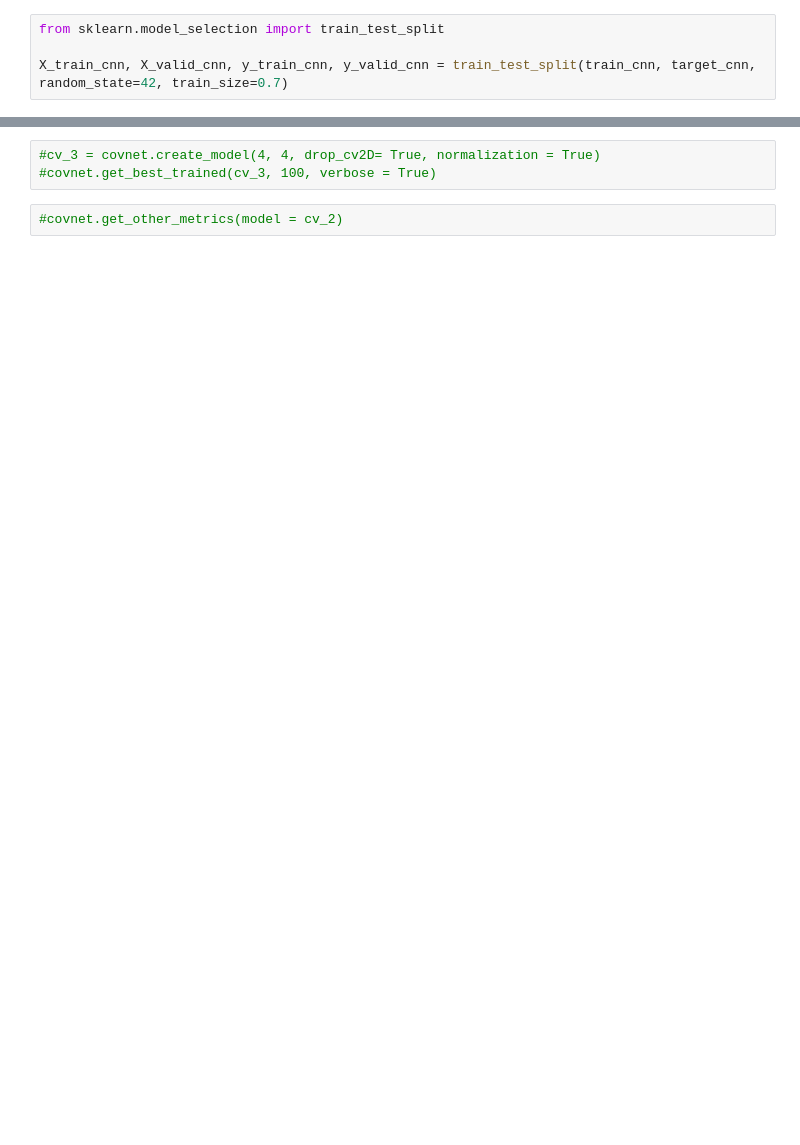
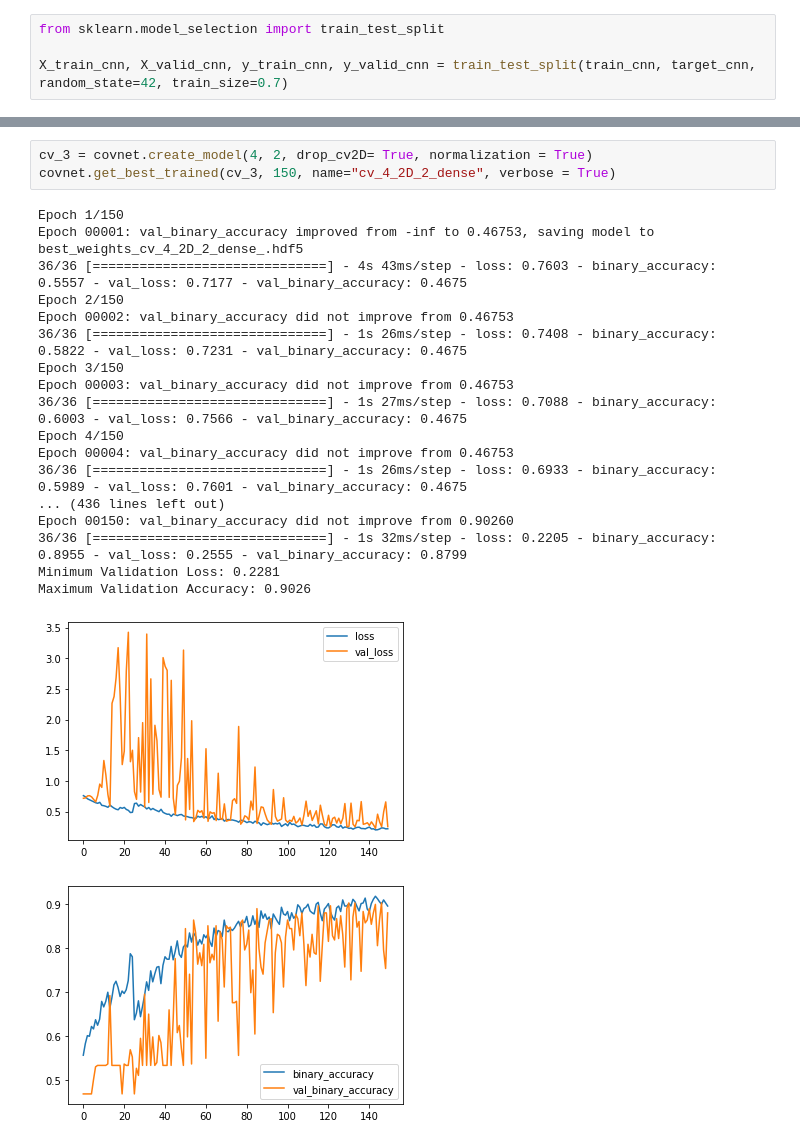
Before and after one commit to tboussaid/projet-i2e, a Jupyter notebook: deeplearning_explore.ipynb, the cells around one changed output, grey strips where cells are left out. Saved outputs shown, nothing was run; the diff lists cells and outputs as text; blank space fills up the shorter version.

```diff
--- a/deeplearning_explore.ipynb
+++ b/deeplearning_explore.ipynb
@@ -215,6 +243,24 @@ Maximum Validation Accuracy: 0.8883
 # %%
-#cv_3 = covnet.create_model(4, 4, drop_cv2D= True, normalization = True)
-#covnet.get_best_trained(cv_3, 100, verbose = True)
+cv_3 = covnet.create_model(4, 2, drop_cv2D= True, normalization = True)
+covnet.get_best_trained(cv_3, 150, name="cv_4_2D_2_dense", verbose = True)
+# %% [output]
+Epoch 1/150
+Epoch 00001: val_binary_accuracy improved from -inf to 0.46753, saving model to best_weights_cv_4_2D_2_dense_.hdf5
+36/36 [==============================] - 4s 43ms/step - loss: 0.7603 - binary_accuracy: 0.5557 - val_loss: 0.7177 - val_binary_accuracy: 0.4675
+Epoch 2/150
+Epoch 00002: val_binary_accuracy did not improve from 0.46753
+36/36 [==============================] - 1s 26ms/step - loss: 0.7408 - binary_accuracy: 0.5822 - val_loss: 0.7231 - val_binary_accuracy: 0.4675
+Epoch 3/150
+Epoch 00003: val_binary_accuracy did not improve from 0.46753
+36/36 [==============================] - 1s 27ms/step - loss: 0.7088 - binary_accuracy: 0.6003 - val_loss: 0.7566 - val_binary_accuracy: 0.4675
+Epoch 4/150
+Epoch 00004: val_binary_accuracy did not improve from 0.46753
+36/36 [==============================] - 1s 26ms/step - loss: 0.6933 - binary_accuracy: 0.5989 - val_loss: 0.7601 - val_binary_accuracy: 0.4675
+... (436 lines left out)
+Epoch 00150: val_binary_accuracy did not improve from 0.90260
+36/36 [==============================] - 1s 32ms/step - loss: 0.2205 - binary_accuracy: 0.8955 - val_loss: 0.2555 - val_binary_accuracy: 0.8799
+Minimum Validation Loss: 0.2281
+Maximum Validation Accuracy: 0.9026
+[figure, added]
+[figure, added]
-# %%
-#covnet.get_other_metrics(model = cv_2)
 # %%
```
Also changed, not shown: parts of 22 cells of this notebook, 1 other file.
